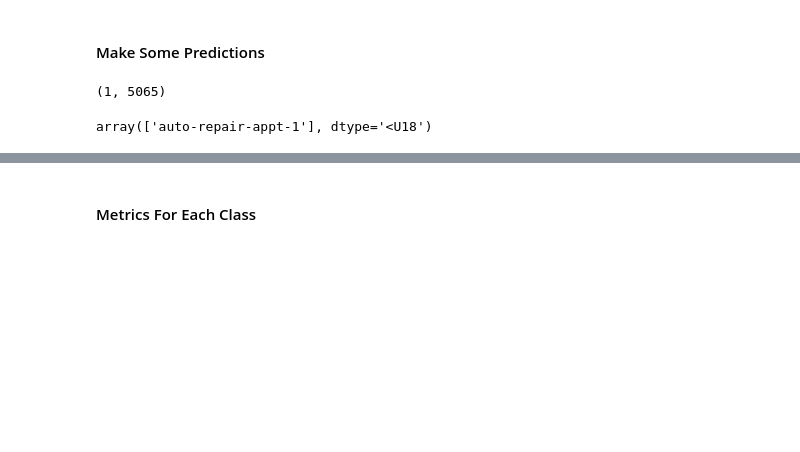
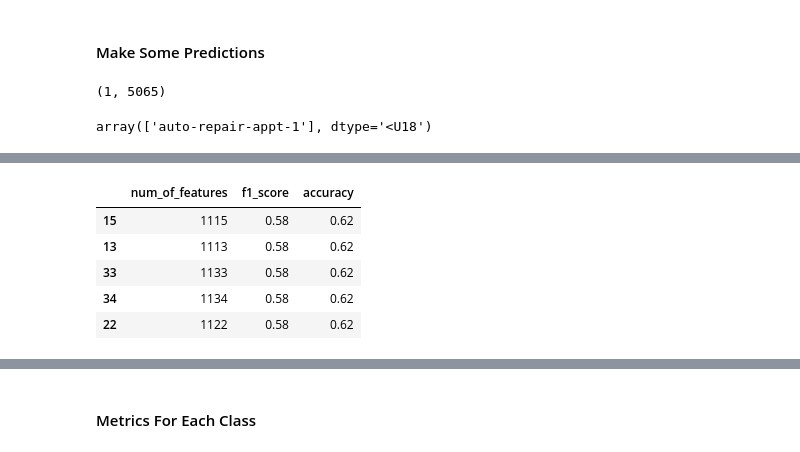
Before and after one commit to CSML1010-3-2020/NLPCourseProject, a Jupyter notebook: CSML1010_Group3_Course_Project_Feature_Engineering_Selection.ipynb, the cells around one changed output, grey strips where cells are left out. Drawn from its saved outputs; the diff is of its cells as text; code cells hidden in the pictures; blank space fills up the shorter version.

```diff
--- a/CSML1010_Group3_Course_Project_Feature_Engineering_Selection.ipynb
+++ b/CSML1010_Group3_Course_Project_Feature_Engineering_Selection.ipynb
@@ -498,0 +714,7 @@ restaurant-table-3       0.65      0.77      0.71        22
+# %%
+rows = []
+for i in range(1100, 1200, 1): # range(a, b, c) will count from a to b by intervals of c.
+    cm_i, pred_i, f1_i, report_i, accuracy_i = SelectBestModelFeatures_Chi_sparse(clf, i, X_train_tfidf, y_train, X_test_tfidf, y_test)
+    rows.append([i, f1_i, accuracy_i])
+
+sel_nb_tfidf_df = pd.DataFrame(rows, columns=["num_of_features", "f1_score", "accuracy"])
@@ -498,0 +726,9 @@ restaurant-table-3       0.65      0.77      0.71        22
+# %%
+sel_nb_tfidf_df.sort_values(by='f1_score', ascending=False).head(5)
+# %% [output]
+|  | num_of_features | f1_score | accuracy |
+| 15 | 1115 | 0.58 | 0.62 |
+| 13 | 1113 | 0.58 | 0.62 |
+| 33 | 1133 | 0.58 | 0.62 |
+| 34 | 1134 | 0.58 | 0.62 |
+| 22 | 1122 | 0.58 | 0.62 |
```
Also changed, not shown: parts of 70 cells of this notebook.
